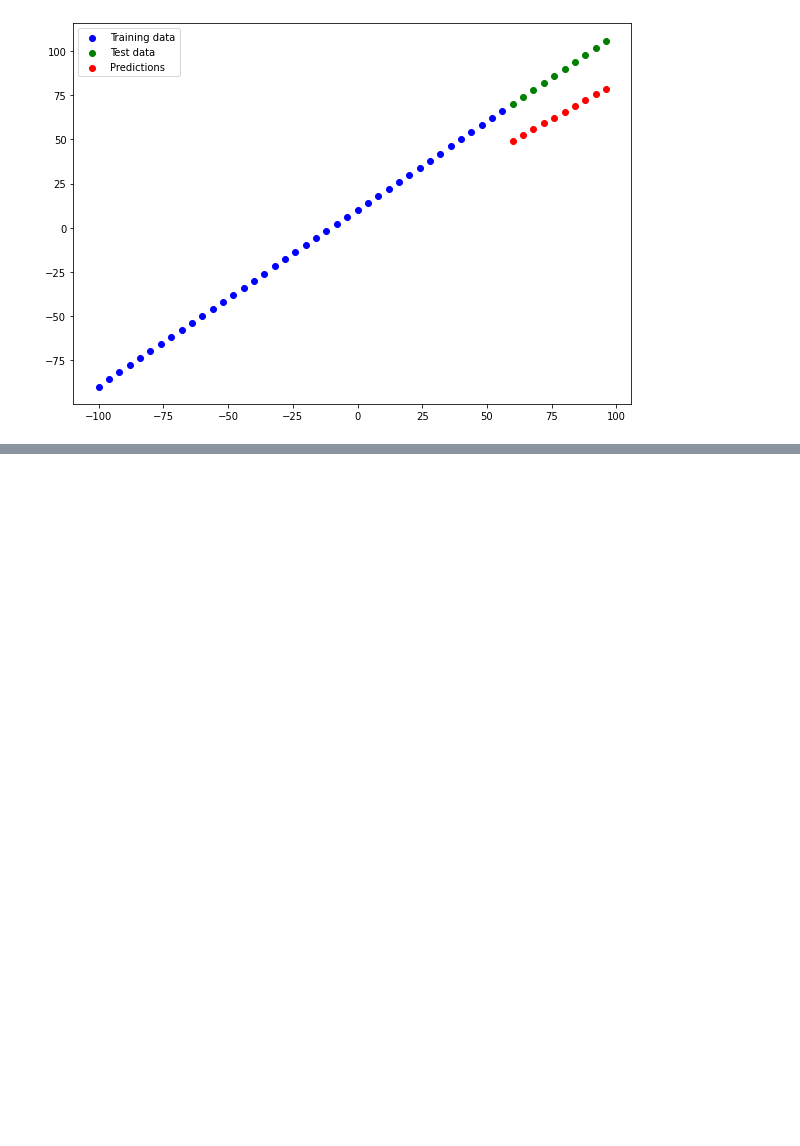
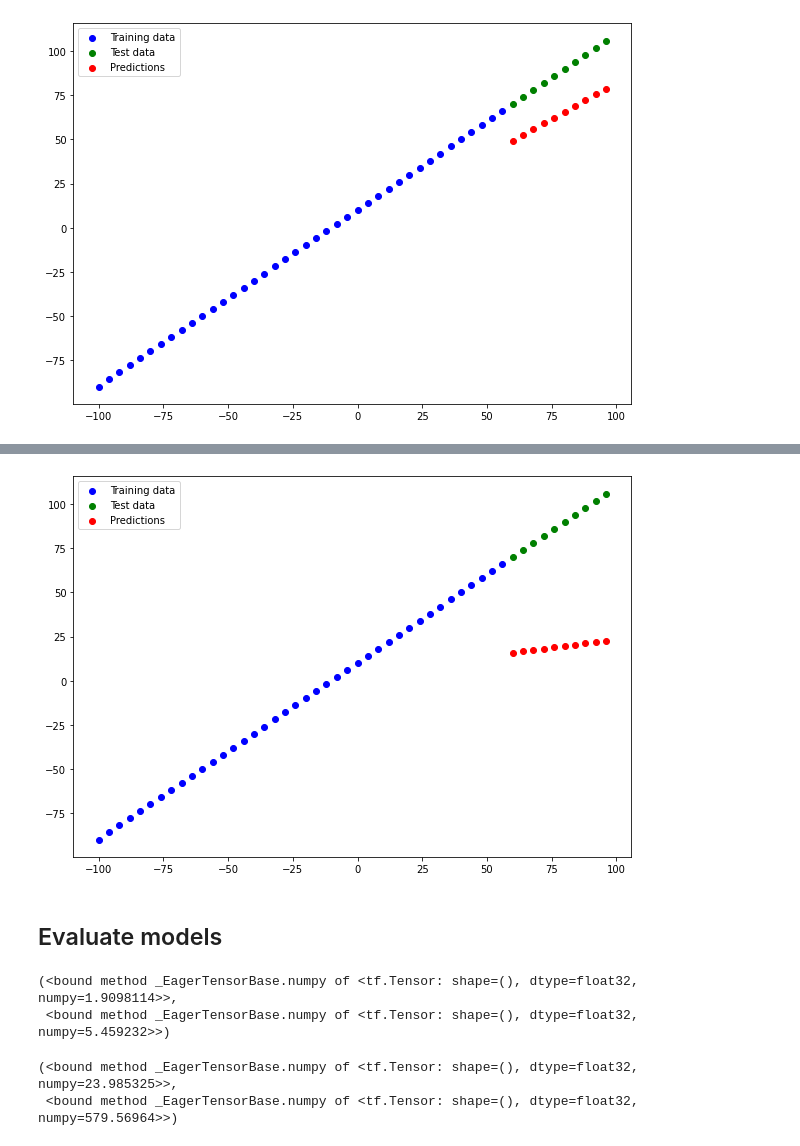
Before and after one commit to milioe/Moravec, a Jupyter notebook: 1_RegresionDamian.ipynb, the cells around one changed output, grey strips where cells are left out. Saved outputs shown, nothing was run; the diff lists cells and outputs as text; code cells hidden in the pictures; blank space fills up the shorter version.

```diff
--- a/1_RegresionDamian.ipynb
+++ b/1_RegresionDamian.ipynb
@@ -325,0 +446,2 @@ plot_prediction(X_train,
+# %%
+y_preds_5 = model_5.predict([X_test])
@@ -325,0 +450,6 @@ plot_prediction(X_train,
+# %%
+plot_prediction(predictions=y_preds_5)
+# %% [output]
+[figure, added]
+# %% [markdown]
+## Evaluate models
@@ -325,0 +485,10 @@ plot_prediction(X_train,
+# %%
+mae_4, mse_4
+# %% [output]
+(<bound method _EagerTensorBase.numpy of <tf.Tensor: shape=(), dtype=float32, numpy=1.9098114>>,
+ <bound method _EagerTensorBase.numpy of <tf.Tensor: shape=(), dtype=float32, numpy=5.459232>>)
+# %%
+mae_1, mse_1
+# %% [output]
+(<bound method _EagerTensorBase.numpy of <tf.Tensor: shape=(), dtype=float32, numpy=23.985325>>,
+ <bound method _EagerTensorBase.numpy of <tf.Tensor: shape=(), dtype=float32, numpy=579.56964>>)
```
Also changed, not shown: parts of 38 cells of this notebook.
